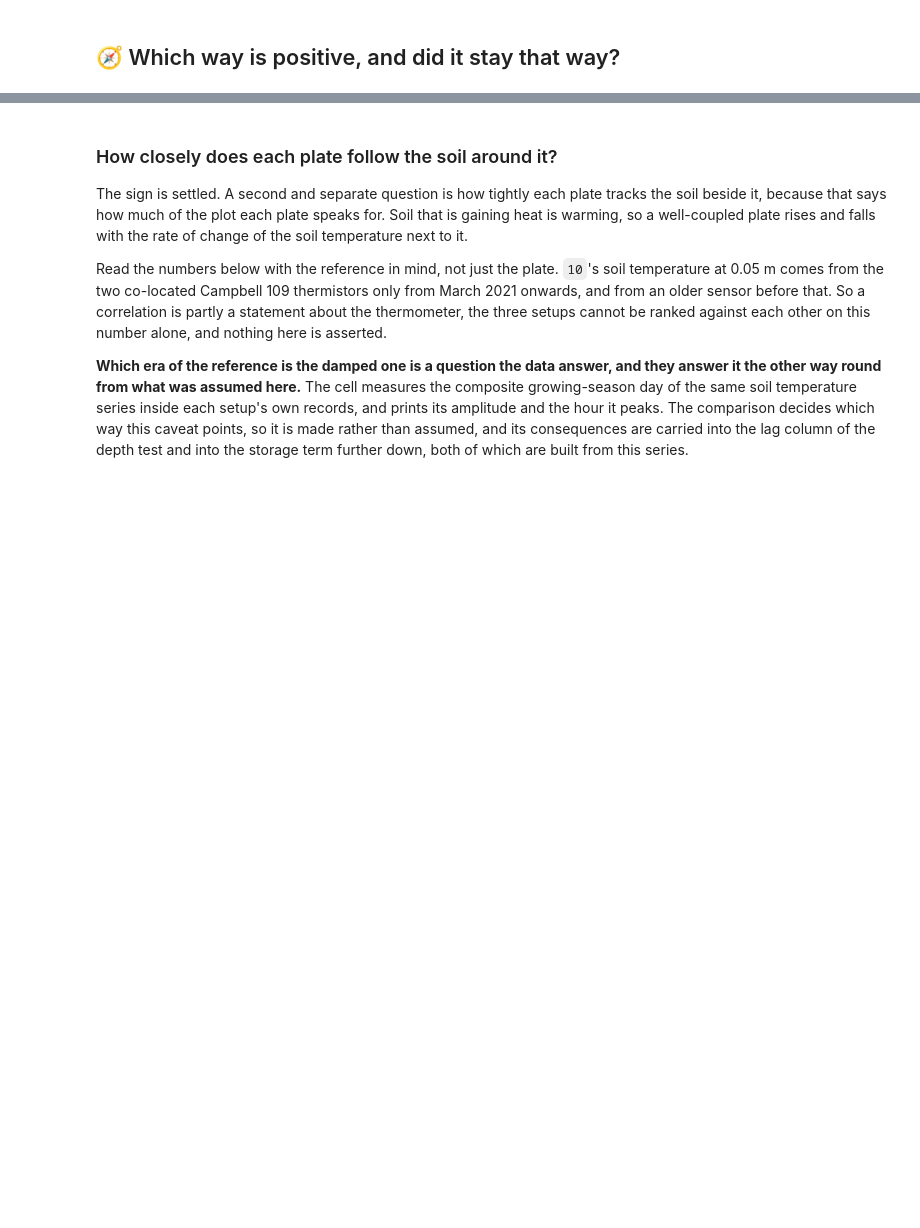
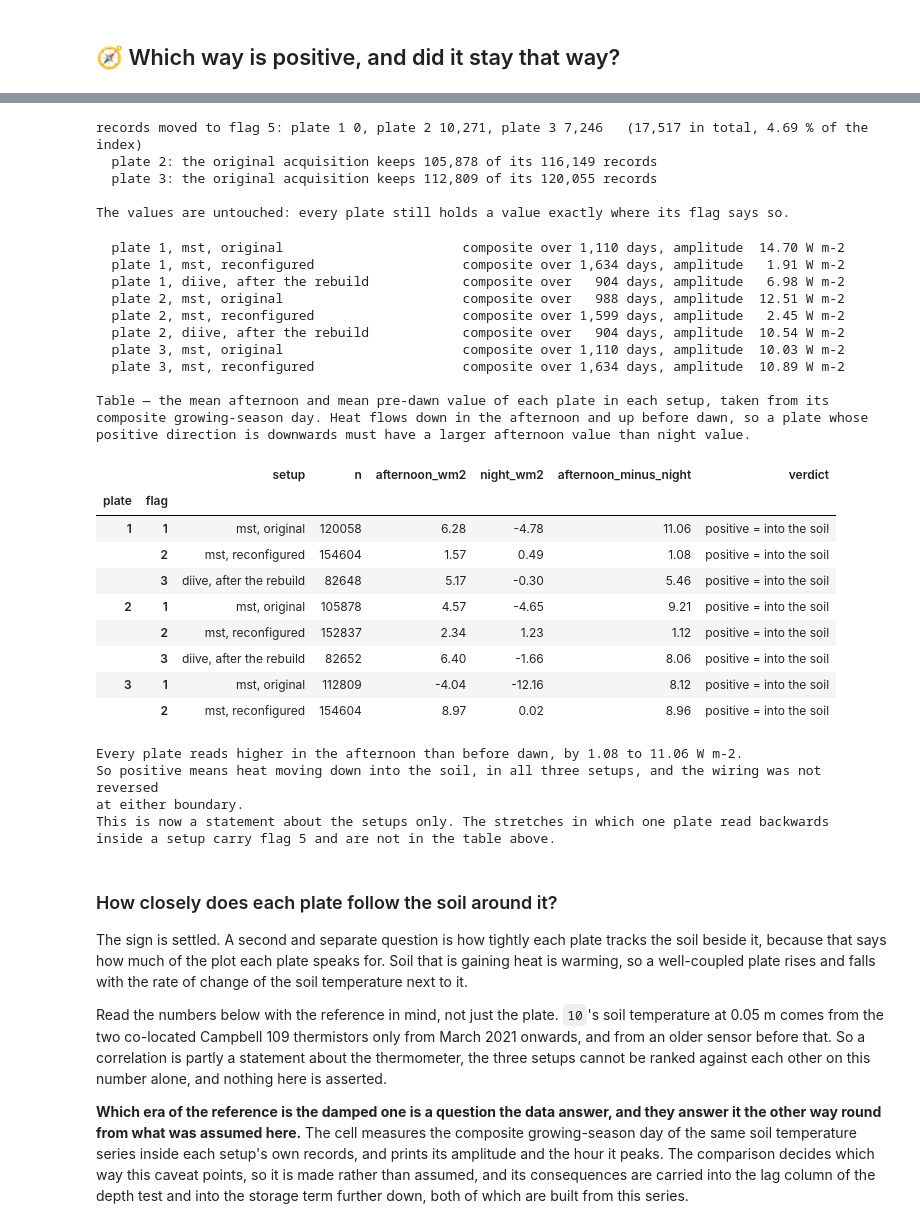
Before and after one commit to holukas/dataset_ch-lae_flux_product, a Jupyter notebook: workflow/10_METEO/30_PRODUCTS/11_METEO_G_FF1_2004-2025.ipynb, the cells around one changed output, grey strips where cells are left out. Cells and saved outputs as stored; diff of their text form; code cells hidden in the pictures; blank space fills up the shorter version.

```diff
--- a/workflow/10_METEO/30_PRODUCTS/11_METEO_G_FF1_2004-2025.ipynb
+++ b/workflow/10_METEO/30_PRODUCTS/11_METEO_G_FF1_2004-2025.ipynb
@@ -2226,36 +2792,96 @@ closely each plate tracks the soil around it, but it is no longer what decides t
+# %%
+_before = {p: int((g[flagcol(p)] == FLAG_MST_ORIGINAL).sum()) for p in PLATES}
+for p, _runs in SIGN_FAULT.items():
+    _fl = g[flagcol(p)]
+    for _a, _b in _runs:
+        _win = ((g.index >= _a.start_time) & (g.index <= _b.end_time) & g[field(p)].notna())
+        _fl = _fl.where(~_win, FLAG_SIGN_REVERSED)
+    g[flagcol(p)] = _fl.astype(int)
+
+_n = {p: int((g[flagcol(p)] == FLAG_SIGN_REVERSED).sum()) for p in PLATES}
+print(f"records moved to flag {FLAG_SIGN_REVERSED}: "
+      + ", ".join(f"plate {p} {_n[p]:,}" for p in PLATES)
+      + f"   ({sum(_n.values()):,} in total, "
+        f"{100 * sum(_n.values()) / len(g):.2f} % of the index)")
+for p in PLATES:
+    if _n[p]:
+        print(f"  plate {p}: the original acquisition keeps {int((g[flagcol(p)] == FLAG_MST_ORIGINAL).sum()):,} "
+              f"of its {_before[p]:,} records")
+
+assert all(g[flagcol(p)].isin(FLAG_SOURCE_LEGEND).all() for p in PLATES), "unknown flag code"
+for p in PLATES:
+    assert (g[field(p)].notna() == g[flagcol(p)].isin(MEASURED_FLAGS)).all(), \
+        f"plate {p}: the reversed stretch dropped a value, or left a flag without one"
+print("\nThe values are untouched: every plate still holds a value exactly where its flag says so.")
+# %% [output]
+records moved to flag 5: plate 1 0, plate 2 10,271, plate 3 7,246   (17,517 in total, 4.69 % of the index)
+  plate 2: the original acquisition keeps 105,878 of its 116,149 records
+  plate 3: the original acquisition keeps 112,809 of its 120,055 records
+
+The values are untouched: every plate still holds a value exactly where its flag says so.
 # %%
 # The sign test proper: the plates' own diurnal cycle, which needs no reference instrument.
 _rows = []
 for p in PLATES:
     for _code, _name in SETUP_NAMES.items():
         _s = g[field(p)].where(g[flagcol(p)] == _code).dropna()
         if _s.empty:
             continue
         _c = diurnal_composite(_s, f'plate {p}, {_name}')
         _aft = float(_c[(_c.index >= SIGN_AFTERNOON[0]) & (_c.index < SIGN_AFTERNOON[1])].mean())
         _ngt = float(_c[(_c.index >= SIGN_NIGHT[0]) & (_c.index < SIGN_NIGHT[1])].mean())
         _rows.append({'plate': p, 'flag': _code, 'setup': _name, 'n': len(_s),
                       'afternoon_wm2': round(_aft, 2), 'night_wm2': round(_ngt, 2),
                       'afternoon_minus_night': round(_aft - _ngt, 2),
                       'verdict': 'positive = into the soil' if _aft > _ngt
                       else '(!) positive = OUT of the soil'})
 SIGNTAB = pd.DataFrame(_rows).set_index(['plate', 'flag'])
 print()
 tabcap('the mean afternoon and mean pre-dawn value of each plate in each setup, taken from its '
        'composite growing-season day. Heat flows down in the afternoon and up before dawn, so a '
        'plate whose positive direction is downwards must have a larger afternoon value than night '
        'value.')
 display(SIGNTAB)
 
 assert (SIGNTAB['afternoon_minus_night'] > 0).all(), (
     "a plate reads lower in the afternoon than before dawn, which reverses the direction heat "
     "actually moves. Either that plate was wired the other way round, in which case its setup "
     "cannot be spliced with the others until the sign is flipped, or it was not measuring at all. "
     "Read the table above before going further.")
 print(f"\nEvery plate reads higher in the afternoon than before dawn, by "
       f"{SIGNTAB['afternoon_minus_night'].min():.2f} to "
       f"{SIGNTAB['afternoon_minus_night'].max():.2f} W m-2.\nSo positive means heat moving down "
       f"into the soil, in all three setups, and the wiring was not reversed\nat either boundary.")
+print("This is now a statement about the setups only. The stretches in which one plate read "
+      "backwards\ninside a setup carry flag 5 and are not in the table above.")
+# %% [output]
+  plate 1, mst, original                       composite over 1,110 days, amplitude  14.70 W m-2
+  plate 1, mst, reconfigured                   composite over 1,634 days, amplitude   1.91 W m-2
+  plate 1, diive, after the rebuild            composite over   904 days, amplitude   6.98 W m-2
+  plate 2, mst, original                       composite over   988 days, amplitude  12.51 W m-2
+  plate 2, mst, reconfigured                   composite over 1,599 days, amplitude   2.45 W m-2
+  plate 2, diive, after the rebuild            composite over   904 days, amplitude  10.54 W m-2
+  plate 3, mst, original                       composite over 1,110 days, amplitude  10.03 W m-2
+  plate 3, mst, reconfigured                   composite over 1,634 days, amplitude  10.89 W m-2
+
+Table — the mean afternoon and mean pre-dawn value of each plate in each setup, taken from its
+composite growing-season day. Heat flows down in the afternoon and up before dawn, so a plate whose
+positive direction is downwards must have a larger afternoon value than night value.
+|  |  | setup | n | afternoon_wm2 | night_wm2 | afternoon_minus_night | verdict |
+| plate | flag |  |  |  |  |  |  |
+| 1 | 1 | mst, original | 120058 | 6.28 | -4.78 | 11.06 | positive = into the soil |
+|  | 2 | mst, reconfigured | 154604 | 1.57 | 0.49 | 1.08 | positive = into the soil |
+|  | 3 | diive, after the rebuild | 82648 | 5.17 | -0.30 | 5.46 | positive = into the soil |
+| 2 | 1 | mst, original | 105878 | 4.57 | -4.65 | 9.21 | positive = into the soil |
+|  | 2 | mst, reconfigured | 152837 | 2.34 | 1.23 | 1.12 | positive = into the soil |
+|  | 3 | diive, after the rebuild | 82652 | 6.40 | -1.66 | 8.06 | positive = into the soil |
+| 3 | 1 | mst, original | 112809 | -4.04 | -12.16 | 8.12 | positive = into the soil |
+|  | 2 | mst, reconfigured | 154604 | 8.97 | 0.02 | 8.96 | positive = into the soil |
+Every plate reads higher in the afternoon than before dawn, by 1.08 to 11.06 W m-2.
+So positive means heat moving down into the soil, in all three setups, and the wiring was not reversed
+at either boundary.
+This is now a statement about the setups only. The stretches in which one plate read backwards
+inside a setup carry flag 5 and are not in the table above.
 # %% [markdown]
 ### How closely does each plate follow the soil around it?
 
```
Also changed, not shown: parts of 51 cells of this notebook, 3 other files.
